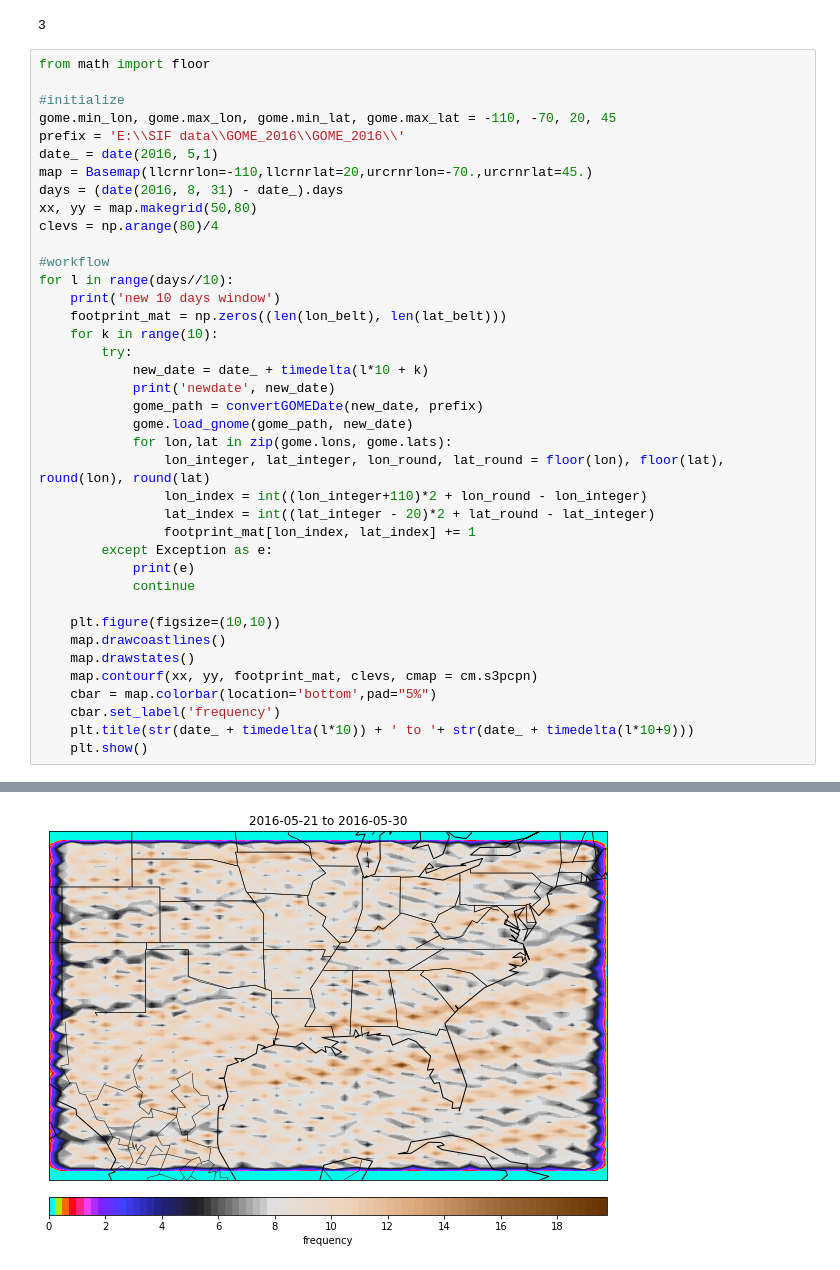
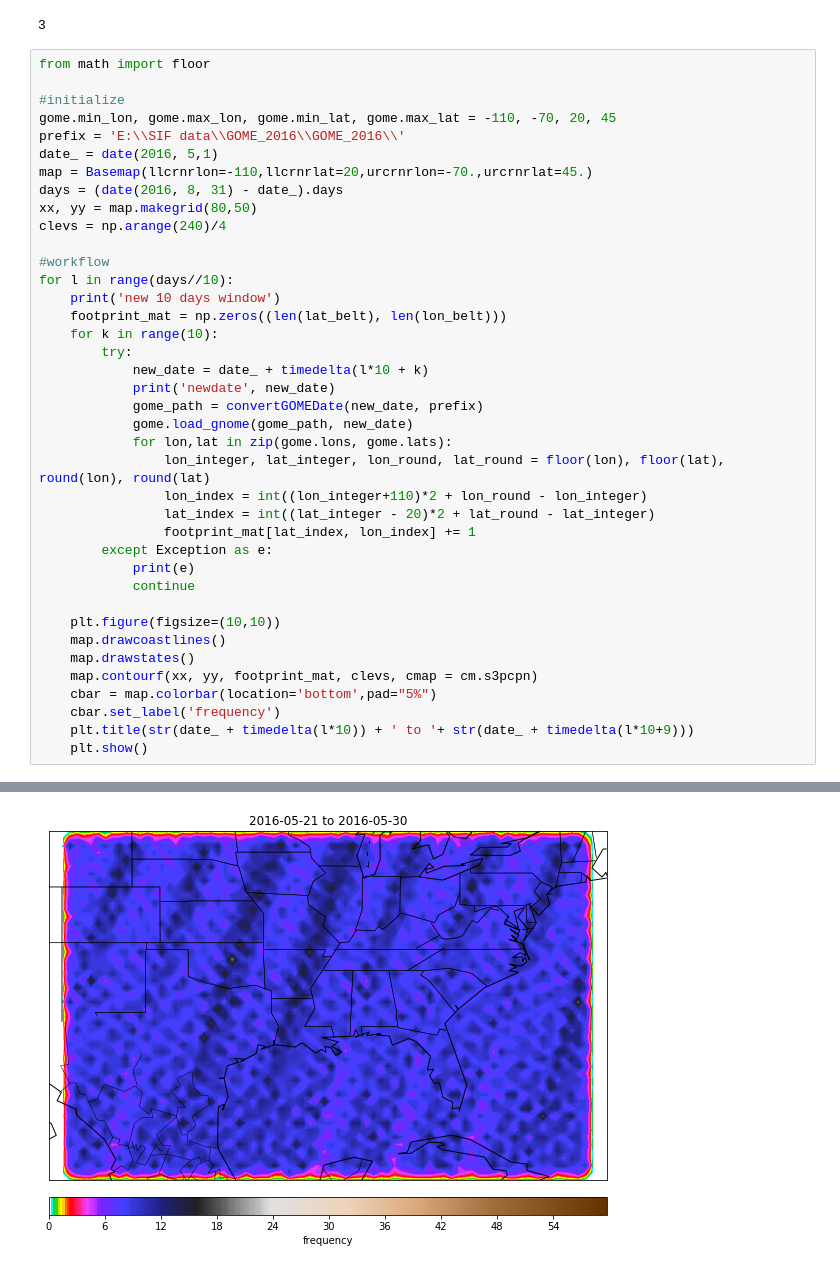
Before and after one commit to efzero/Satellite_Big_Data_Scripts, a Jupyter notebook: GOME visualization.ipynb, the cells around one changed output, grey strips where cells are left out. Cells and saved outputs as stored; diff of their text form.

Commit message:
graphs

```diff
--- a/GOME visualization.ipynb
+++ b/GOME visualization.ipynb
@@ -91,13 +91,13 @@ prefix = 'E:\\SIF data\\GOME_2016\\GOME_2016\\'
 date_ = date(2016, 5,1)
 map = Basemap(llcrnrlon=-110,llcrnrlat=20,urcrnrlon=-70.,urcrnrlat=45.)
 days = (date(2016, 8, 31) - date_).days
-xx, yy = map.makegrid(50,80)
-clevs = np.arange(80)/4
+xx, yy = map.makegrid(80,50)
+clevs = np.arange(240)/4
 
 #workflow
 for l in range(days//10):
     print('new 10 days window')
-    footprint_mat = np.zeros((len(lon_belt), len(lat_belt)))
+    footprint_mat = np.zeros((len(lat_belt), len(lon_belt)))
     for k in range(10):
         try:
             new_date = date_ + timedelta(l*10 + k)
@@ -108,7 +108,7 @@ for l in range(days//10):
                 lon_integer, lat_integer, lon_round, lat_round = floor(lon), floor(lat), round(lon), round(lat)
                 lon_index = int((lon_integer+110)*2 + lon_round - lon_integer)
                 lat_index = int((lat_integer - 20)*2 + lat_round - lat_integer)
-                footprint_mat[lon_index, lat_index] += 1
+                footprint_mat[lat_index, lon_index] += 1
         except Exception as e:
             print(e)
             continue
@@ -153,15 +153,15 @@ newdate 2016-05-20
 new 10 days window
 newdate 2016-05-21
 newdate 2016-05-22
 newdate 2016-05-23
 newdate 2016-05-24
 newdate 2016-05-25
 newdate 2016-05-26
 newdate 2016-05-27
 newdate 2016-05-28
 newdate 2016-05-29
 newdate 2016-05-30
-[figure, old version]
+[figure, new version]
 new 10 days window
 newdate 2016-05-31
 newdate 2016-06-01
```
Also changed, not shown: parts of 1 cell of this notebook.
